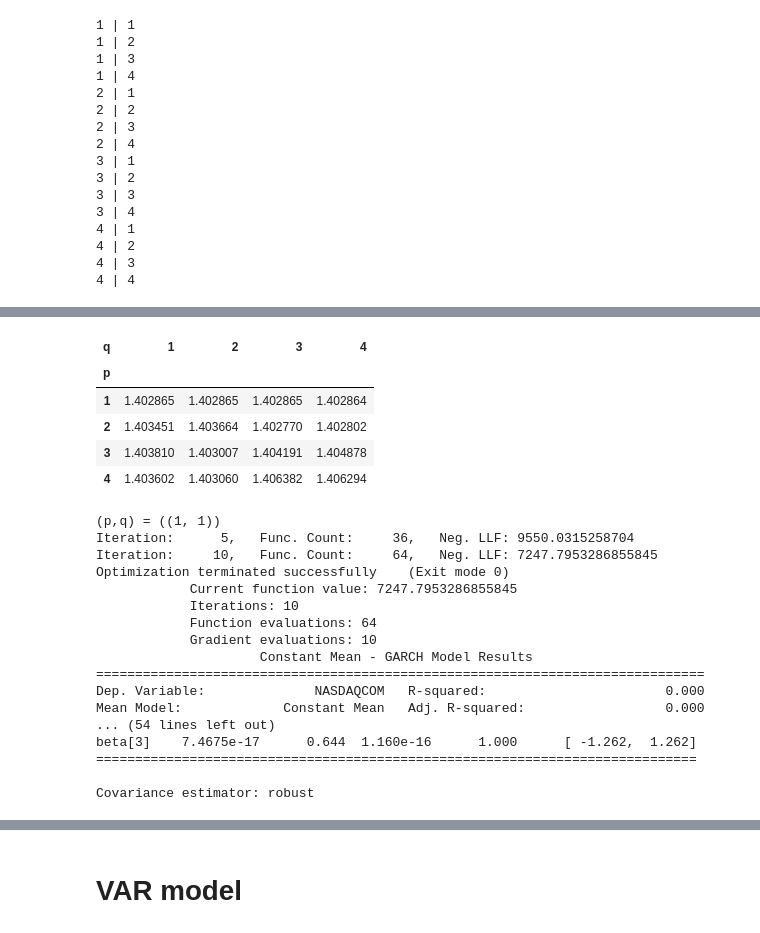
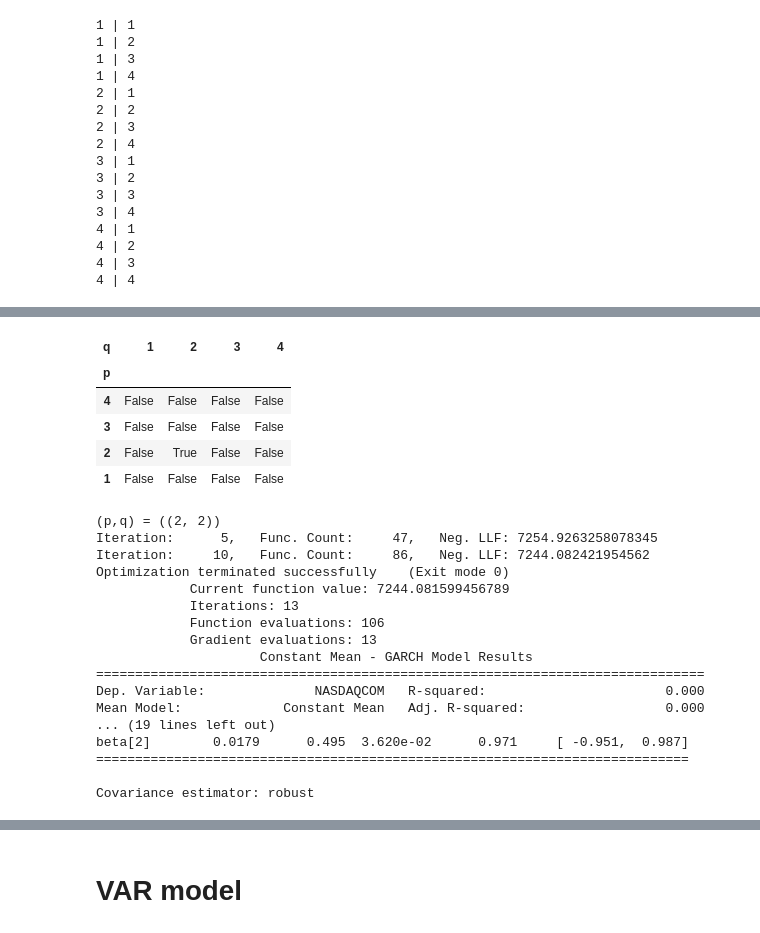
Before and after one commit to david-meltzer/ML_finance, a Jupyter notebook: jansen/Arch_Garch.ipynb, the cells around one changed output, grey strips where cells are left out. Cells and saved outputs as stored; diff of their text form; code cells hidden in the pictures.

Commit message:
renamed directory and fixed garch code

```diff
--- a/jansen/Arch_Garch.ipynb
+++ b/jansen/Arch_Garch.ipynb
@@ -122,38 +150,39 @@ plt.title('Out-of-Sample RMSE');
-# %%
-s.iloc[::-1]
-# %% [output]
-| q | 1 | 2 | 3 | 4 |
-| p |  |  |  |  |
-| 1 | 1.402865 | 1.402865 | 1.402865 | 1.402864 |
-| 2 | 1.403451 | 1.403664 | 1.402770 | 1.402802 |
-| 3 | 1.403810 | 1.403007 | 1.404191 | 1.404878 |
-| 4 | 1.403602 | 1.403060 | 1.406382 | 1.406294 |
+# %%
+s==s.min().min()
+# %% [output]
+| q | 1 | 2 | 3 | 4 |
+| p |  |  |  |  |
+| 4 | False | False | False | False |
+| 3 | False | False | False | False |
+| 2 | False | True | False | False |
+| 1 | False | False | False | False |
 # %%
 cands=[(1,1),(2,3)]
 # %%
 am = ConstantMean(nasdaq_returns.clip(lower=nasdaq_returns.quantile(.05),
                                     upper=nasdaq_returns.quantile(.95)))
-for p,q in cands:
-    print(f'(p,q) = ({p,q})')
-    am.volatility = GARCH(p, 0, q)
-    am.distribution = Normal()
-    model_cand = am.fit(update_freq=5)
-    print(model_cand.summary())
+
+p,q = 2,2
+print(f'(p,q) = ({p,q})')
+am.volatility = GARCH(p, 0, q)
+am.distribution = Normal()
+best_model = am.fit(update_freq=5)
+print(best_model.summary())
 # %% [output]
-(p,q) = ((1, 1))
-Iteration:      5,   Func. Count:     36,   Neg. LLF: 9550.0315258704
-Iteration:     10,   Func. Count:     64,   Neg. LLF: 7247.7953286855845
+(p,q) = ((2, 2))
+Iteration:      5,   Func. Count:     47,   Neg. LLF: 7254.9263258078345
+Iteration:     10,   Func. Count:     86,   Neg. LLF: 7244.082421954562
 Optimization terminated successfully    (Exit mode 0)
-            Current function value: 7247.7953286855845
-            Iterations: 10
-            Function evaluations: 64
-            Gradient evaluations: 10
+            Current function value: 7244.081599456789
+            Iterations: 13
+            Function evaluations: 106
+            Gradient evaluations: 13
                      Constant Mean - GARCH Model Results
 ==============================================================================
 Dep. Variable:              NASDAQCOM   R-squared:                       0.000
 Mean Model:             Constant Mean   Adj. R-squared:                  0.000
-... (54 lines left out)
-beta[3]    7.4675e-17      0.644  1.160e-16      1.000      [ -1.262,  1.262]
-=============================================================================
+... (19 lines left out)
+beta[2]        0.0179      0.495  3.620e-02      0.971     [ -0.951,  0.987]
+============================================================================
 
 Covariance estimator: robust
```
Also changed, not shown: parts of 8 cells of this notebook, 9 other files.
